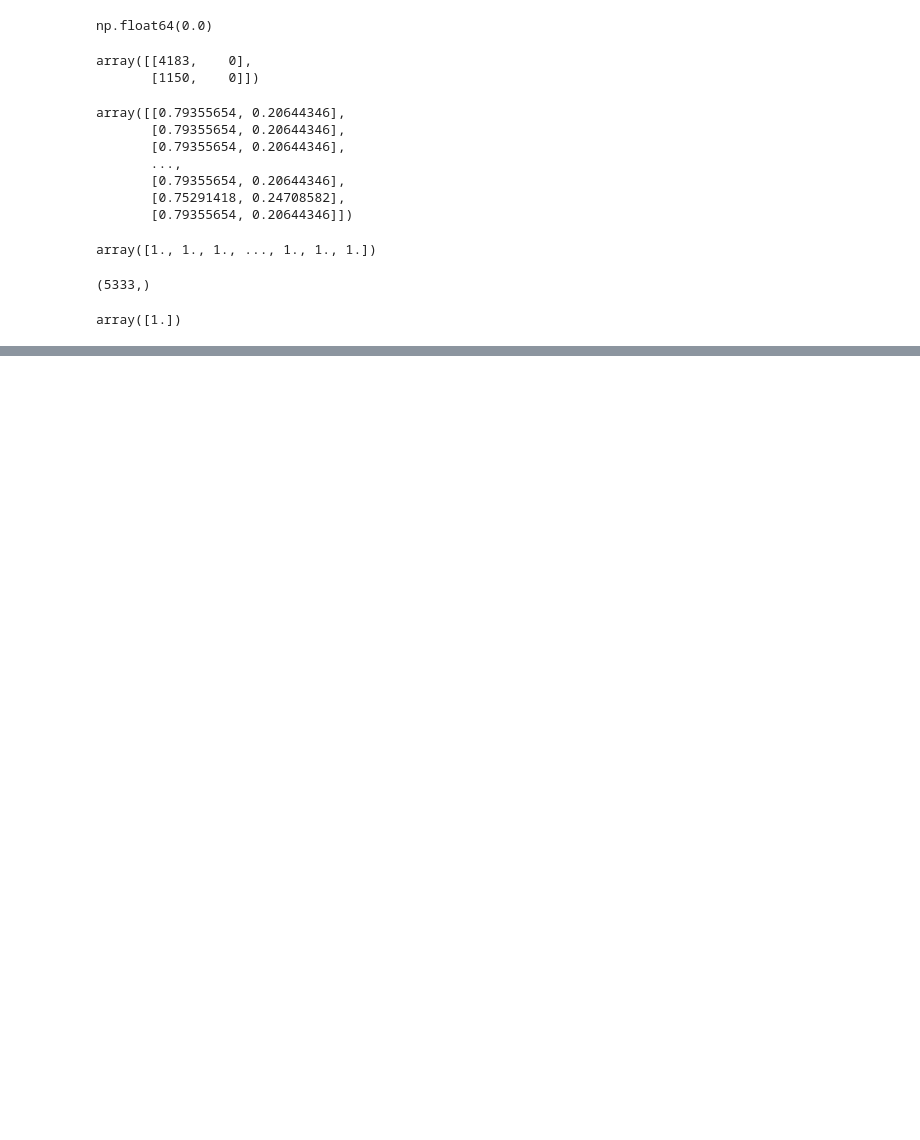
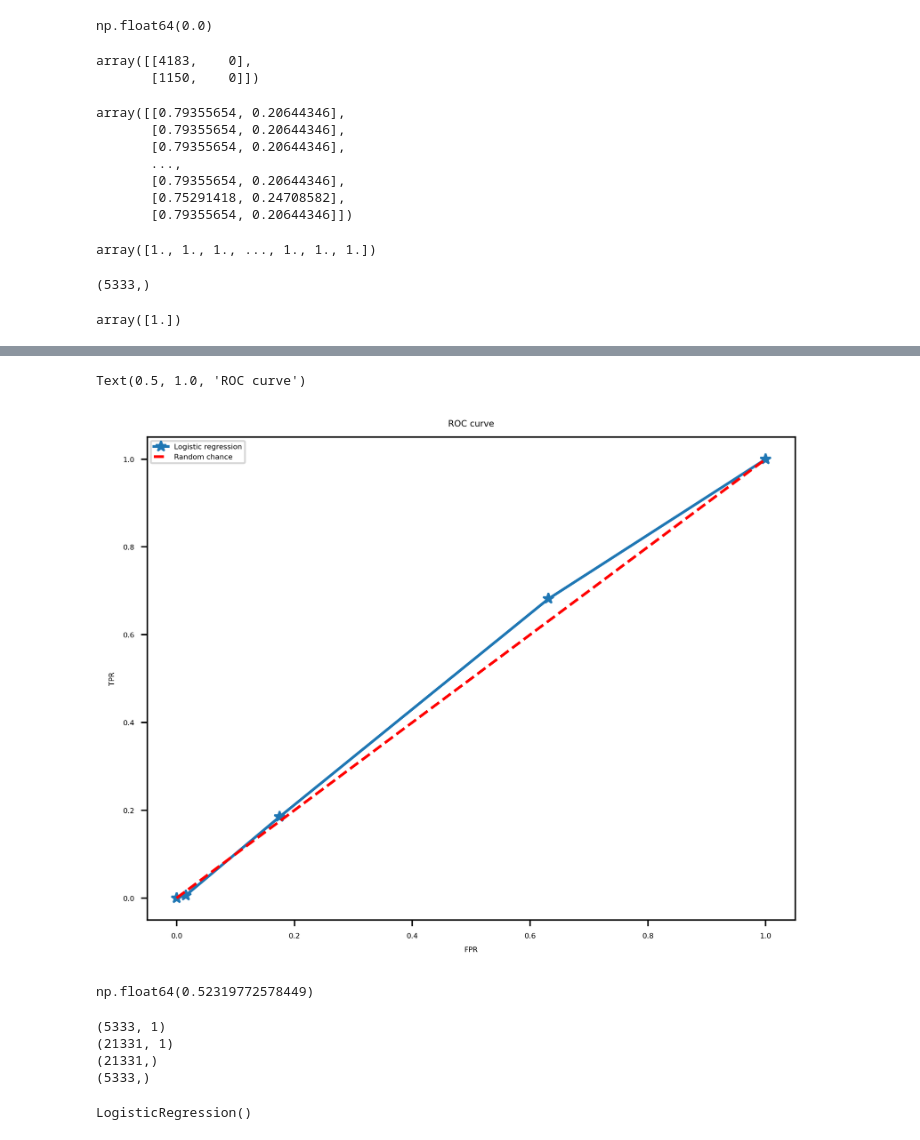
Before and after one commit to DanielSFreitas/Projeto_Ciencia_Dados, a Jupyter notebook: ciencia.ipynb, the cells around one changed output, grey strips where cells are left out. Drawn from its saved outputs; the diff is of its cells as text; code cells hidden in the pictures; blank space fills up the shorter version.

```diff
--- a/ciencia.ipynb
+++ b/ciencia.ipynb
@@ -744,0 +773,16 @@ array([1.])
+# %%
+fpr, tpr, trhesholds = metrics.roc_curve(y_test, pos_proba)
+# %%
+plt.plot(fpr,tpr,'*-')
+plt.plot([0,1], [0,1], 'r--')
+plt.legend(['Logistic regression', 'Random chance'])
+plt.xlabel('FPR')
+plt.ylabel('TPR')
+plt.title('ROC curve')
+# %% [output]
+Text(0.5, 1.0, 'ROC curve')
+[figure, added]
+# %%
+metrics.roc_auc_score(y_test, pos_proba)
+# %% [output]
+np.float64(0.52319772578449)
@@ -744,0 +794,16 @@ array([1.])
+# %%
+print(X_test_2.shape)
+print(X_train_2.shape)
+print(y_train_2.shape)
+print(y_test_2.shape)
+# %% [output]
+(5333, 1)
+(21331, 1)
+(21331,)
+(5333,)
+# %%
+example_lr = LogisticRegression()
+
+example_lr.fit(X_train_2, y_train_2)
+# %% [output]
+LogisticRegression()
```
Also changed, not shown: parts of 16 cells of this notebook.
